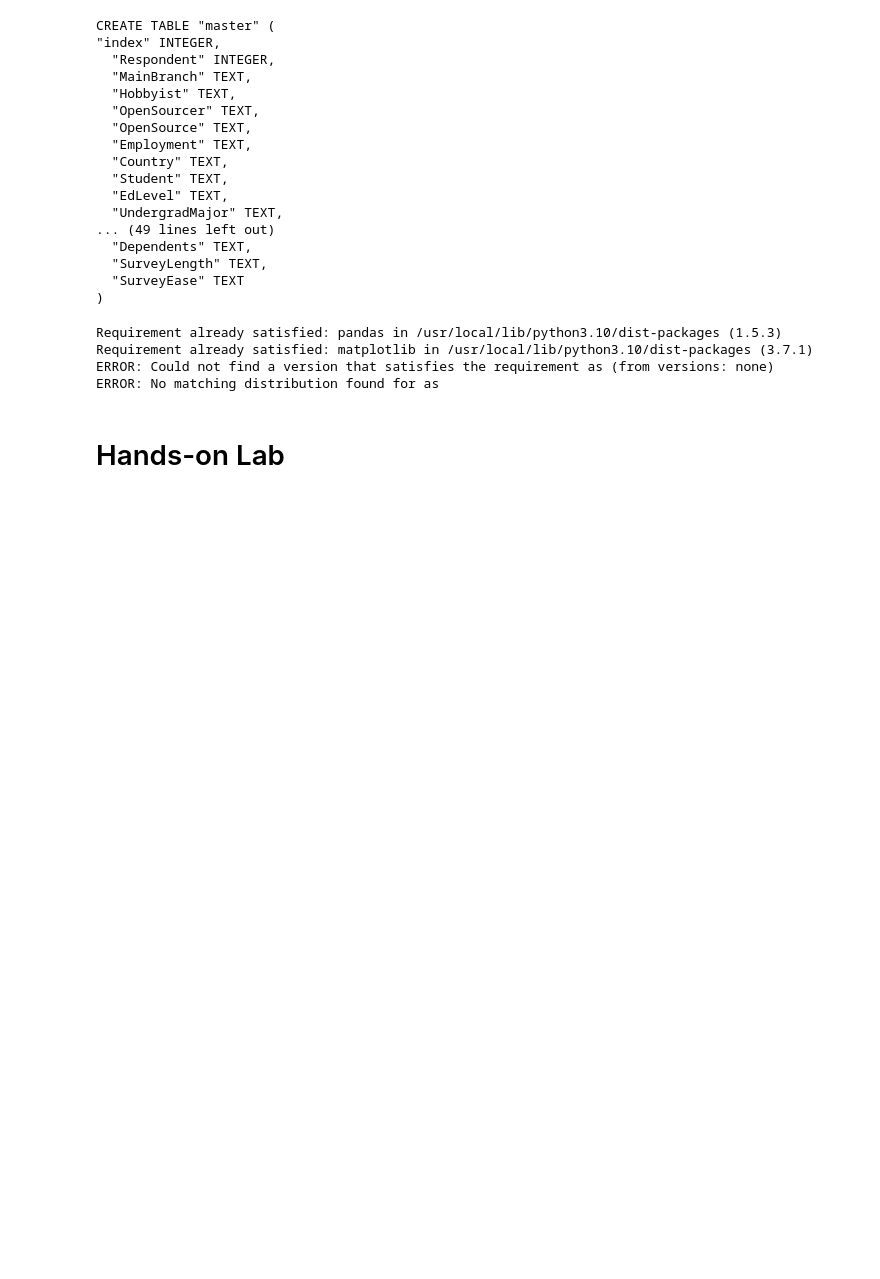
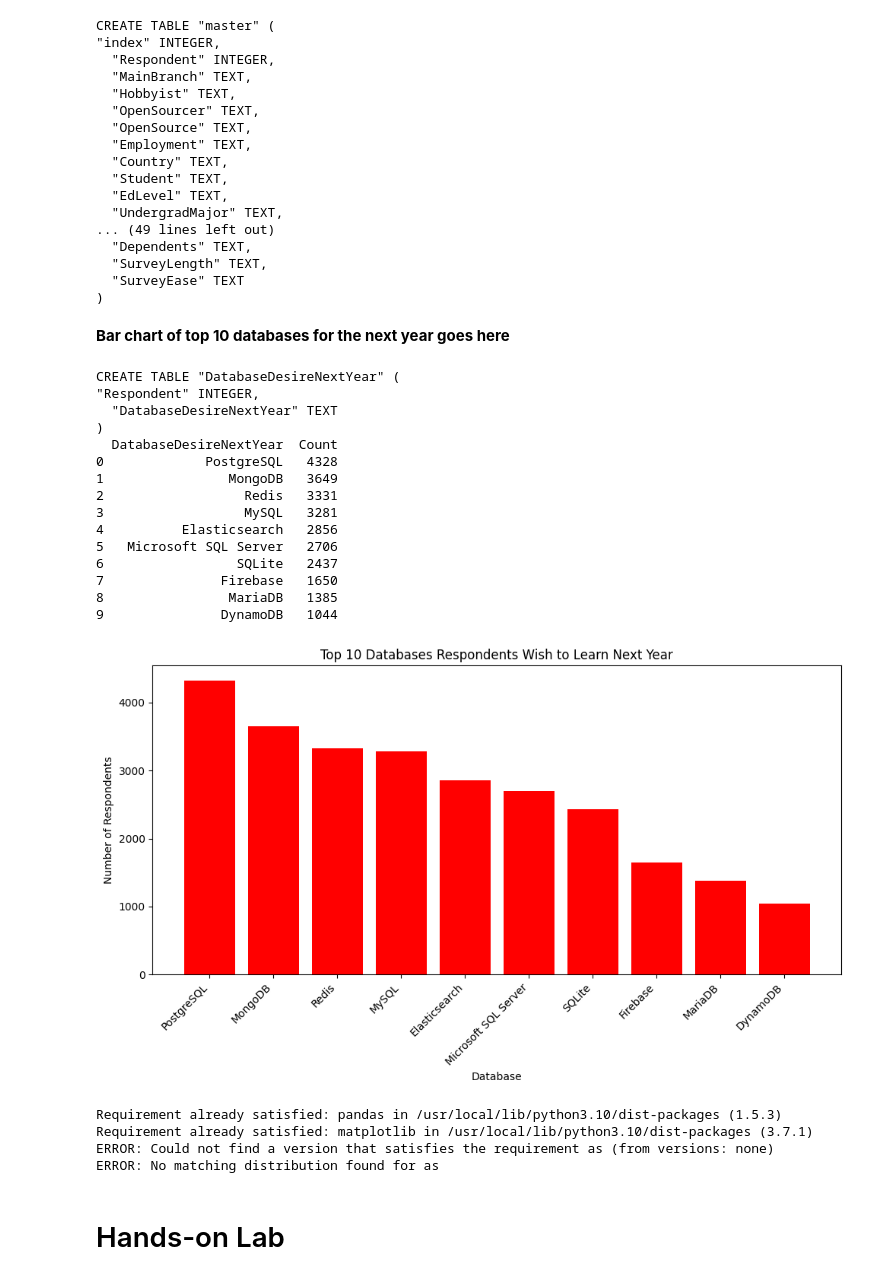
Before and after one commit to athiralprakash/Data-Analytics-Project, a Jupyter notebook: course9_week4.ipynb, the cells around one changed output. Saved outputs shown, nothing was run; the diff lists cells and outputs as text; code cells hidden in the pictures; blank space fills up the shorter version.

```diff
--- a/course9_week4.ipynb
+++ b/course9_week4.ipynb
@@ -258,6 +498,61 @@ CREATE TABLE "master" (
   "SurveyLength" TEXT,
   "SurveyEase" TEXT
 )
+# %% [markdown]
+**Bar chart of top 10 databases for the next year goes here**
+# %%
+
+# Fetch information about the table structure
+table_name = 'DatabaseDesireNextYear'
+query_table_structure = f"SELECT sql FROM sqlite_master WHERE name = '{table_name}'"
+table_structure_info = pd.read_sql_query(query_table_structure, conn)
+
+# Print the table structure information
+print(table_structure_info.iat[0, 0])
+
+# Query to get the top databases respondents wish to learn next year
+query_top_databases = """
+SELECT DatabaseDesireNextYear, COUNT(*) as Count
+FROM DatabaseDesireNextYear
+GROUP BY DatabaseDesireNextYear
+ORDER BY Count DESC
+LIMIT 10
+"""
+
+# Execute the query and read the results into a DataFrame
+top_databases_df = pd.read_sql_query(query_top_databases, conn)
+
+# Display the DataFrame to see the top databases and their counts
+print(top_databases_df)
+
+# Plot the bar chart
+plt.figure(figsize=(10, 6))
+plt.bar(top_databases_df['DatabaseDesireNextYear'], top_databases_df['Count'], color='red')
+plt.xlabel('Database')
+plt.ylabel('Number of Respondents')
+plt.title('Top 10 Databases Respondents Wish to Learn Next Year')
+plt.xticks(rotation=45, ha='right')
+plt.tight_layout()
+
+# Show the plot
+plt.show()
+# %% [output]
+CREATE TABLE "DatabaseDesireNextYear" (
+"Respondent" INTEGER,
+  "DatabaseDesireNextYear" TEXT
+)
+  DatabaseDesireNextYear  Count
+0             PostgreSQL   4328
+1                MongoDB   3649
+2                  Redis   3331
+3                  MySQL   3281
+4          Elasticsearch   2856
+5   Microsoft SQL Server   2706
+6                 SQLite   2437
+7               Firebase   1650
+8                MariaDB   1385
+9               DynamoDB   1044
+[figure, added]
 # %%
 pip install pandas matplotlib as plt
 # %% [output]
```
Also changed, not shown: parts of 14 cells of this notebook.
